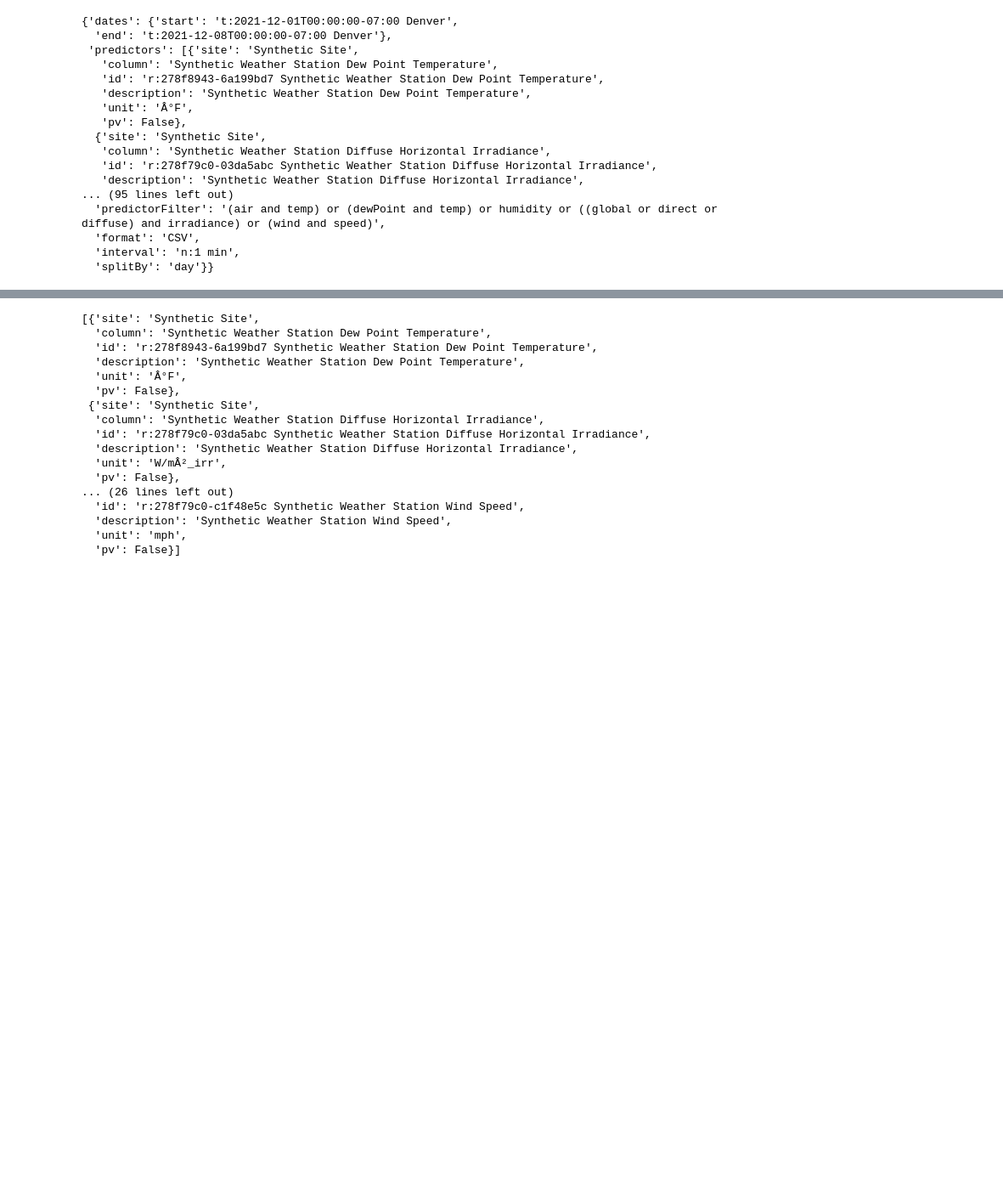
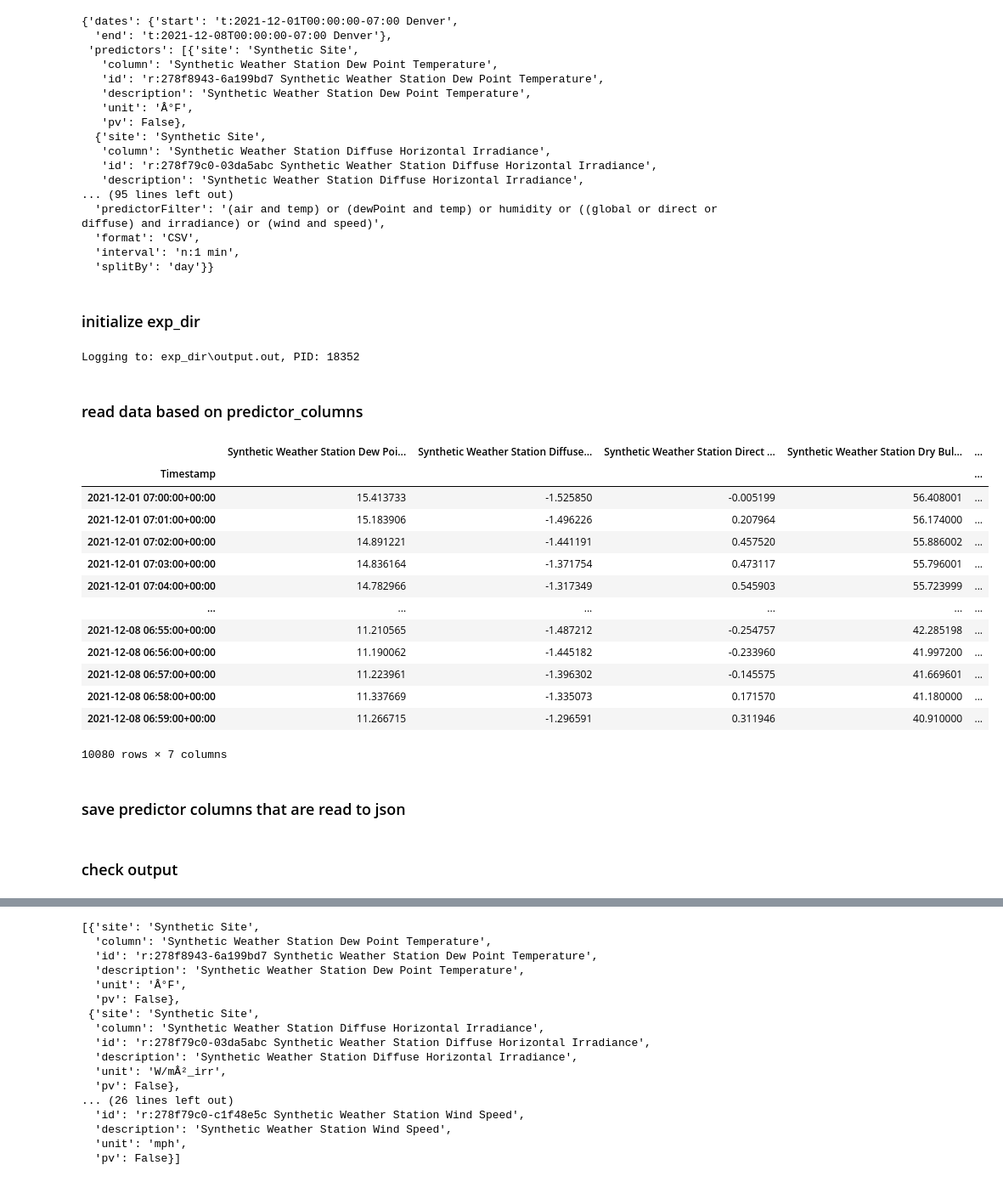
Before and after one commit to NREL/Wattile, a Jupyter notebook: notebooks/exploratory/save_predictor_set_based_on_data_config.ipynb, the cells around one changed output, grey strips where cells are left out. Shown: that part at 85% size. Cells and saved outputs as stored; diff of their text form; code cells hidden in the pictures; blank space fills up the shorter version.

```diff
--- a/notebooks/exploratory/save_predictor_set_based_on_data_config.ipynb
+++ b/notebooks/exploratory/save_predictor_set_based_on_data_config.ipynb
@@ -77,7 +79,7 @@ def _get_dataset_config(configs):
     :param configs: configs
     :type configs: dict
     :return: dataset config
-    :rtype: pd.DataFrame
+    :rtype: Tuple[pd.DataFrame, List[Dict]]
     """
     dataset_dir = Path(configs["data_input"]["data_dir"])
     configs_file_inputdata = dataset_dir / configs["data_input"]["data_config"]
@@ -126,3 +128,37 @@ configs_input
   'format': 'CSV',
   'interval': 'n:1 min',
   'splitBy': 'day'}}
+# %% [markdown]
+### initialize exp_dir
+# %%
+init_logging(local_results_dir=pathlib.Path(configs["data_output"]["exp_dir"]))
+# %% [output]
+Logging to: exp_dir\output.out, PID: 18352
+# %% [markdown]
+### read data based on predictor_columns
+# %%
+# read in predictor data
+predictor_data_info = df_inputdata[df_inputdata.contentType == "predictors"]
+data_full_p = _concat_data_from_files(
+    predictor_data_info.path,
+    needed_columns=configs["data_input"]["predictor_columns"],
+)
+
+data_full_p
+# %% [output]
+|  | Synthetic Weather Station Dew Poi... | Synthetic Weather Station Diffuse... | Synthetic Weather Station Direct ... | Synthetic Weather Station Dry Bul... | ... |
+| Timestamp |  |  |  |  | ... |
+| 2021-12-01 07:00:00+00:00 | 15.413733 | -1.525850 | -0.005199 | 56.408001 | ... |
+| 2021-12-01 07:01:00+00:00 | 15.183906 | -1.496226 | 0.207964 | 56.174000 | ... |
+| 2021-12-01 07:02:00+00:00 | 14.891221 | -1.441191 | 0.457520 | 55.886002 | ... |
+| 2021-12-01 07:03:00+00:00 | 14.836164 | -1.371754 | 0.473117 | 55.796001 | ... |
+| 2021-12-01 07:04:00+00:00 | 14.782966 | -1.317349 | 0.545903 | 55.723999 | ... |
+| ... | ... | ... | ... | ... | ... |
+| 2021-12-08 06:55:00+00:00 | 11.210565 | -1.487212 | -0.254757 | 42.285198 | ... |
+| 2021-12-08 06:56:00+00:00 | 11.190062 | -1.445182 | -0.233960 | 41.997200 | ... |
+| 2021-12-08 06:57:00+00:00 | 11.223961 | -1.396302 | -0.145575 | 41.669601 | ... |
+| 2021-12-08 06:58:00+00:00 | 11.337669 | -1.335073 | 0.171570 | 41.180000 | ... |
+| 2021-12-08 06:59:00+00:00 | 11.266715 | -1.296591 | 0.311946 | 40.910000 | ... |
+10080 rows × 7 columns
+# %% [markdown]
+### save predictor columns that are read to json
@@ -128,0 +191,2 @@ configs_input
+# %% [markdown]
+### check output
```
Also changed, not shown: parts of 19 cells of this notebook.
